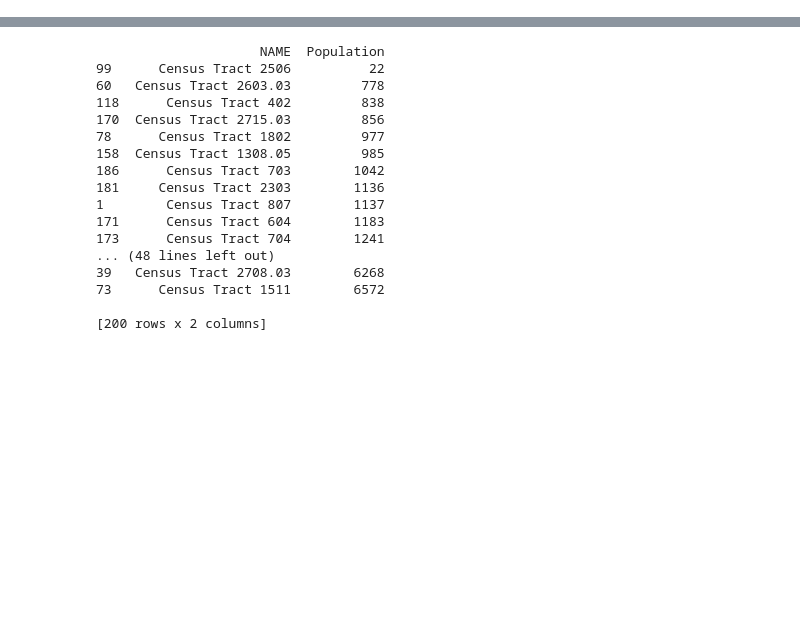
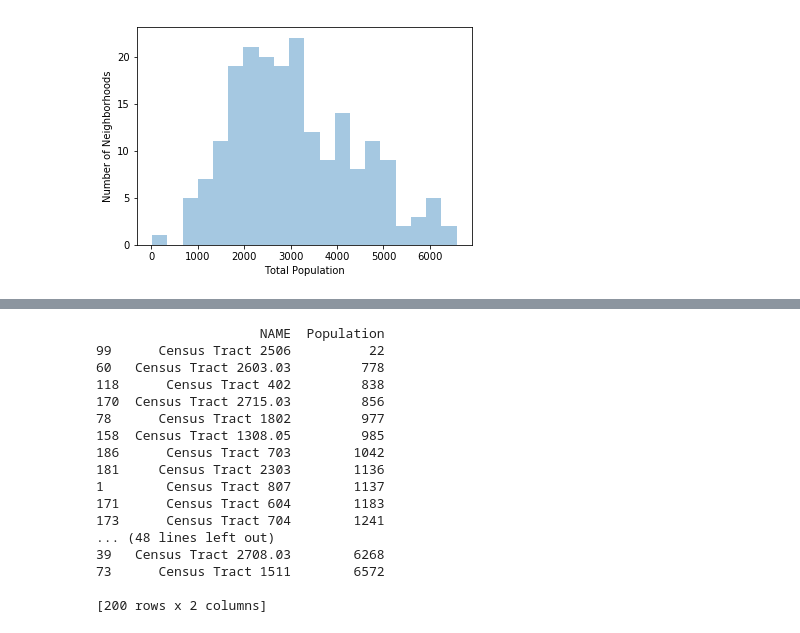
Before and after one commit to jrw5/Baltimore-Demographics, a Jupyter notebook: Baltimore-Census.ipynb, the cells around one changed output, grey strips where cells are left out. Drawn from its saved outputs; the diff is of its cells as text; code cells hidden in the pictures; blank space fills up the shorter version.

```diff
--- a/Baltimore-Census.ipynb
+++ b/Baltimore-Census.ipynb
@@ -36,0 +61,7 @@ plt.show()
+# %%
+sb.distplot(raw_data['Population'], kde = False, bins = 20)
+plt.ylabel("Number of Neighborhoods")
+plt.xlabel('Total Population')
+plt.show()
+# %% [output]
+[figure, added]
```
Also changed, not shown: parts of 23 cells of this notebook.
